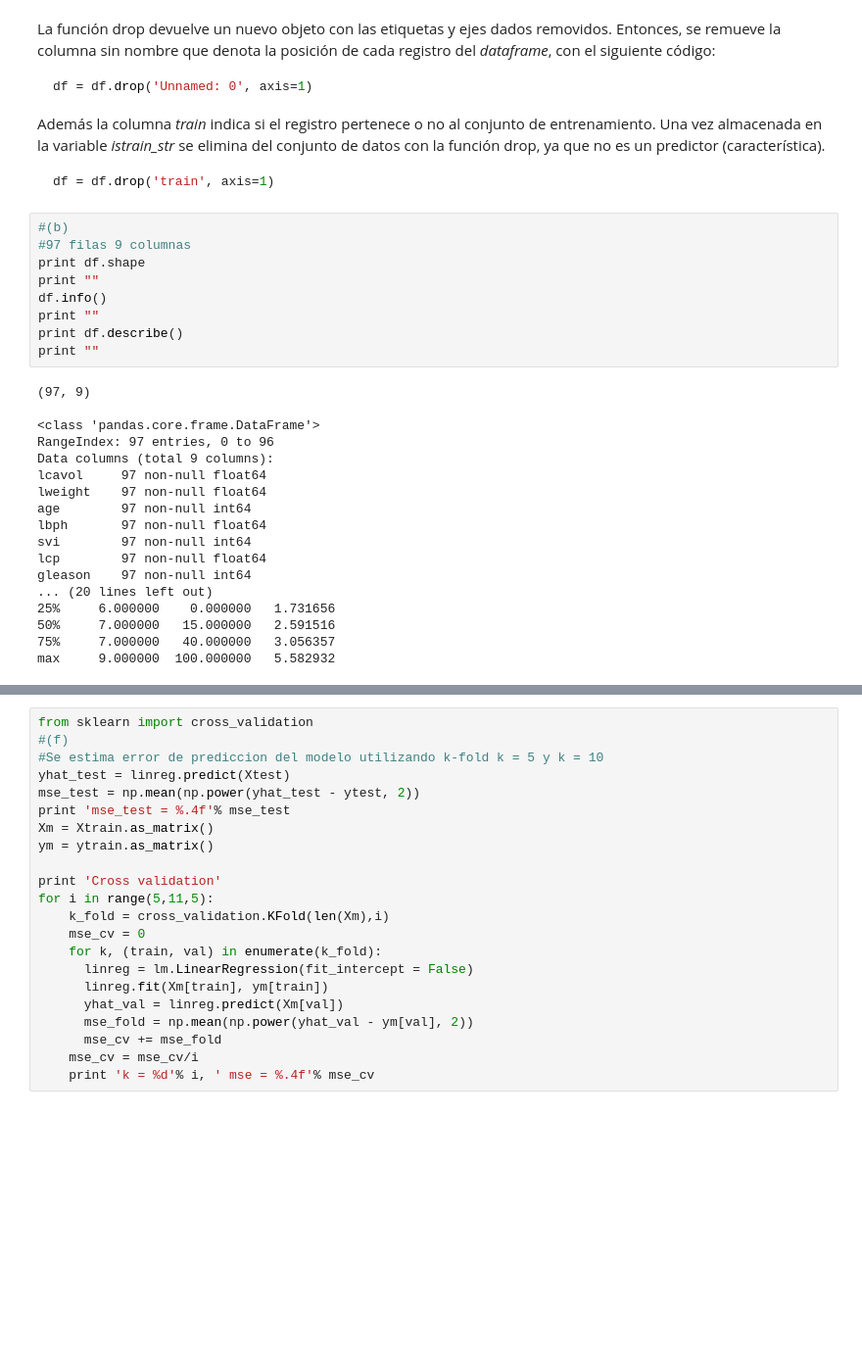
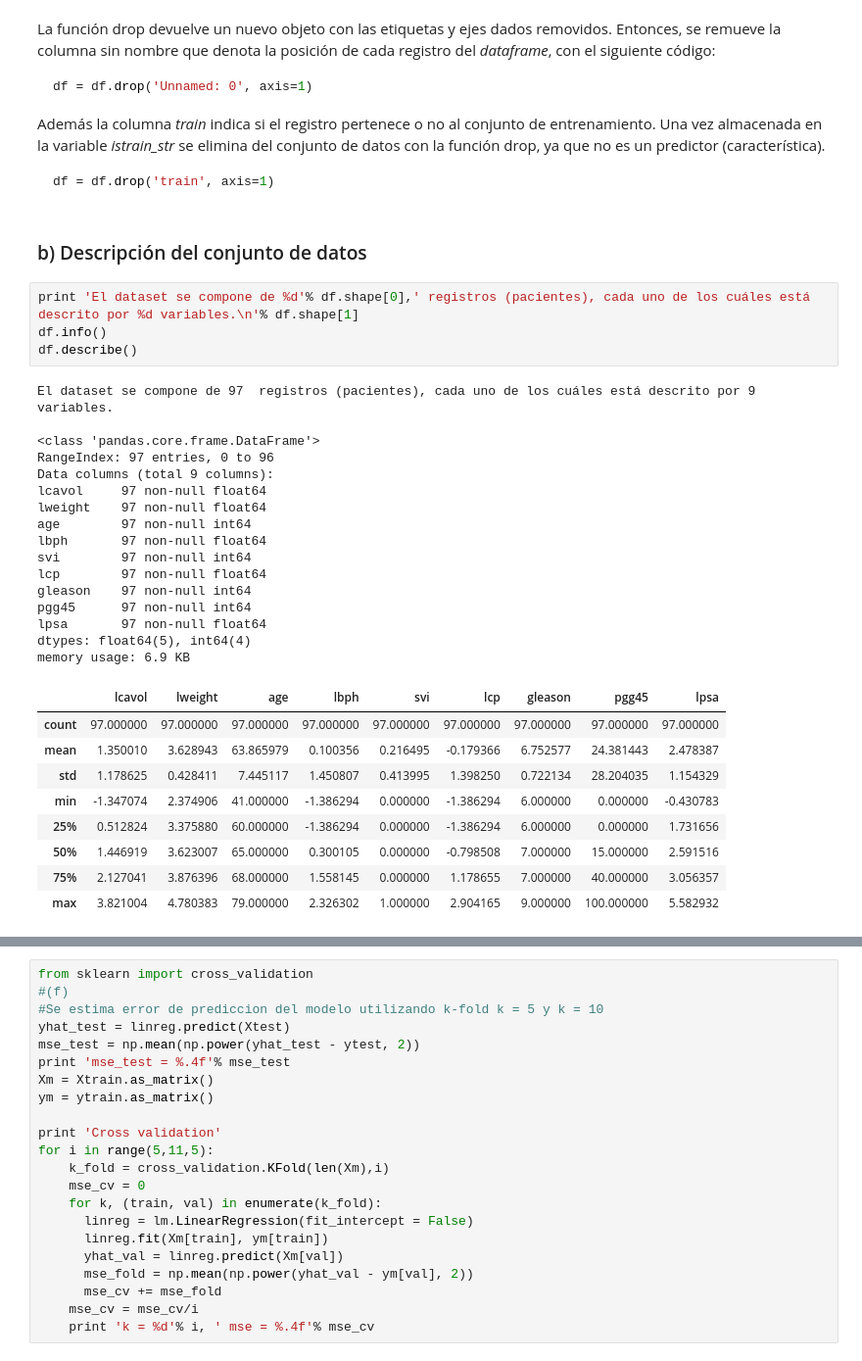
Before and after one commit to mazino/ML-Tarea1, a Jupyter notebook: code/Regresion Lineal.ipynb, the cells around one changed output, grey strips where cells are left out. Shown at 98% size. Saved outputs shown, nothing was run; the diff lists cells and outputs as text; blank space fills up the shorter version.

````diff
--- a/code/Regresion Lineal.ipynb
+++ b/code/Regresion Lineal.ipynb
@@ -26,30 +26,35 @@ Además la columna _train_ indica si el registro pertenece o no al conjunto de e
 ```python
 df = df.drop('train', axis=1)
 ```
-# %%
-#(b)
-#97 filas 9 columnas
-print df.shape
-print ""
-df.info()
-print ""
-print df.describe()
-print ""
-# %% [output]
-(97, 9)
-
-<class 'pandas.core.frame.DataFrame'>
-RangeIndex: 97 entries, 0 to 96
-Data columns (total 9 columns):
-lcavol     97 non-null float64
-lweight    97 non-null float64
-age        97 non-null int64
-lbph       97 non-null float64
-svi        97 non-null int64
-lcp        97 non-null float64
-gleason    97 non-null int64
-... (20 lines left out)
-25%     6.000000    0.000000   1.731656
-50%     7.000000   15.000000   2.591516
-75%     7.000000   40.000000   3.056357
-max     9.000000  100.000000   5.582932
+# %% [markdown]
+### b) Descripción del conjunto de datos
+# %%
+print 'El dataset se compone de %d'% df.shape[0],' registros (pacientes), cada uno de los cuáles está descrito por %d variables.\n'% df.shape[1]
+df.info()
+df.describe()
+# %% [output]
+El dataset se compone de 97  registros (pacientes), cada uno de los cuáles está descrito por 9 variables.
+
+<class 'pandas.core.frame.DataFrame'>
+RangeIndex: 97 entries, 0 to 96
+Data columns (total 9 columns):
+lcavol     97 non-null float64
+lweight    97 non-null float64
+age        97 non-null int64
+lbph       97 non-null float64
+svi        97 non-null int64
+lcp        97 non-null float64
+gleason    97 non-null int64
+pgg45      97 non-null int64
+lpsa       97 non-null float64
+dtypes: float64(5), int64(4)
+memory usage: 6.9 KB
+|  | lcavol | lweight | age | lbph | svi | lcp | gleason | pgg45 | lpsa |
+| count | 97.000000 | 97.000000 | 97.000000 | 97.000000 | 97.000000 | 97.000000 | 97.000000 | 97.000000 | 97.000000 |
+| mean | 1.350010 | 3.628943 | 63.865979 | 0.100356 | 0.216495 | -0.179366 | 6.752577 | 24.381443 | 2.478387 |
+| std | 1.178625 | 0.428411 | 7.445117 | 1.450807 | 0.413995 | 1.398250 | 0.722134 | 28.204035 | 1.154329 |
+| min | -1.347074 | 2.374906 | 41.000000 | -1.386294 | 0.000000 | -1.386294 | 6.000000 | 0.000000 | -0.430783 |
+| 25% | 0.512824 | 3.375880 | 60.000000 | -1.386294 | 0.000000 | -1.386294 | 6.000000 | 0.000000 | 1.731656 |
+| 50% | 1.446919 | 3.623007 | 65.000000 | 0.300105 | 0.000000 | -0.798508 | 7.000000 | 15.000000 | 2.591516 |
+| 75% | 2.127041 | 3.876396 | 68.000000 | 1.558145 | 0.000000 | 1.178655 | 7.000000 | 40.000000 | 3.056357 |
+| max | 3.821004 | 4.780383 | 79.000000 | 2.326302 | 1.000000 | 2.904165 | 9.000000 | 100.000000 | 5.582932 |
````
Also changed, not shown: parts of 8 cells of this notebook.
